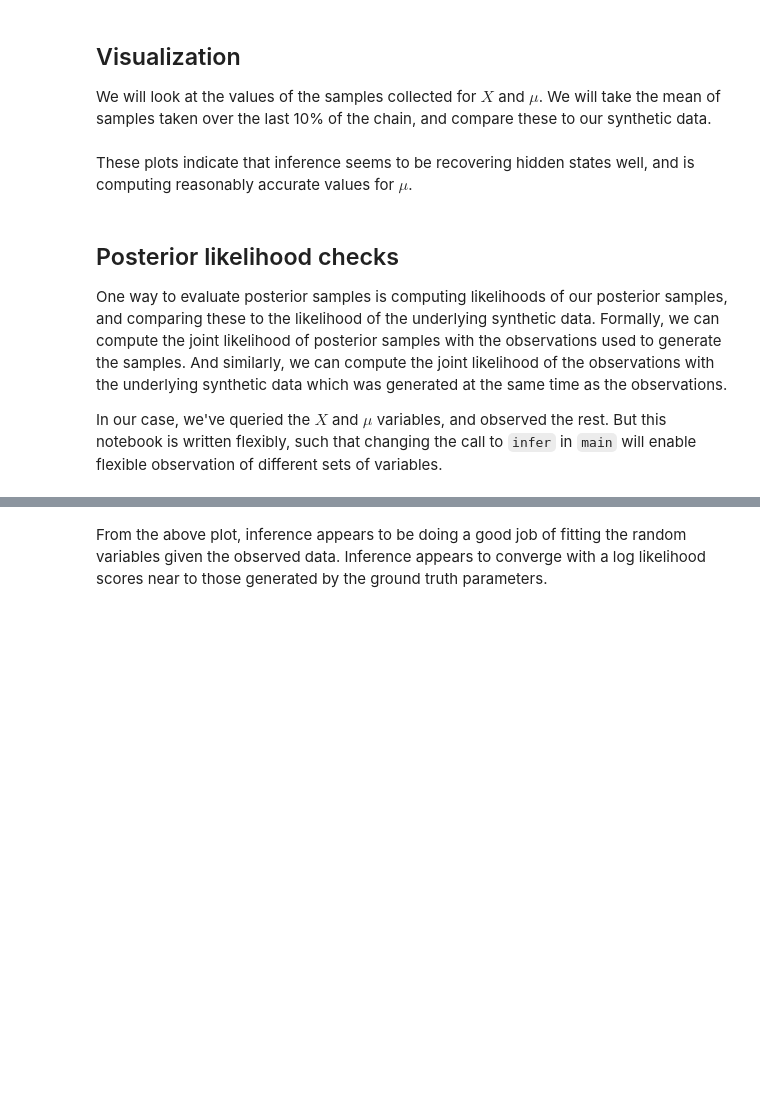
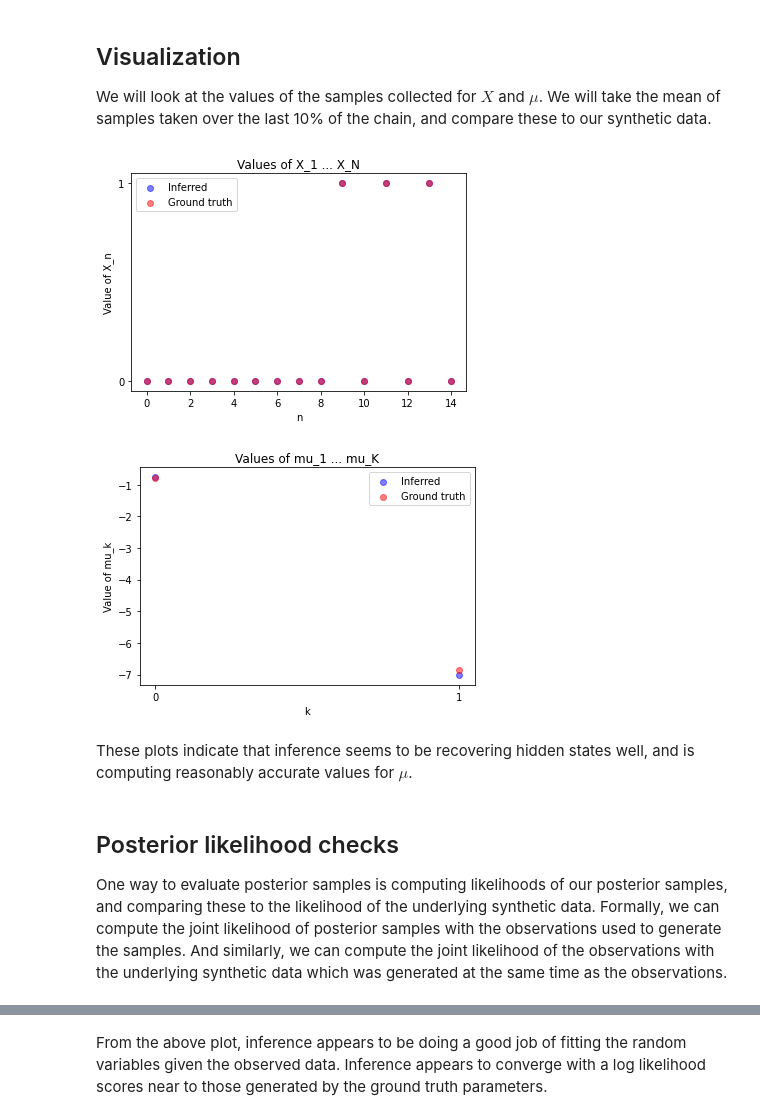
Before and after one commit to facebookresearch/beanmachine, a Jupyter notebook: tutorials/Hidden_Markov_model.ipynb, the cells around one changed output, grey strips where cells are left out. Cells and saved outputs as stored; diff of their text form; code cells hidden in the pictures; blank space fills up the shorter version.

Commit message:
Update HMM with the new CompositionalInference API

```diff
--- a/tutorials/Hidden_Markov_model.ipynb
+++ b/tutorials/Hidden_Markov_model.ipynb
@@ -294,0 +171,5 @@ obs, samples, N, K = main()
+# %%
+compositional = bm.CompositionalInference({
+    (model.X): ...,
+    (model.Sigma, model.Mu): ...
+})
@@ -294,0 +180,10 @@ obs, samples, N, K = main()
+# %%
+queries = [model.X(n) for n in range(1, model.N)] \
+    +[model.Mu(k) for k in range(model.K)] \
+    + [model.Sigma(k) for k in range(model.K)]
+
+observations = {
+    model.X(0): torch.tensor(0.0),
+    **{model.Y(n): y_obs[n] for n in range(model.N)},
+    **{model.Theta(k): thetas_obs[k] for k in range(model.K)}
+}
@@ -295,43 +199,59 @@ obs, samples, N, K = main()
+# %%
+num_samples = 500
+samples = compositional.infer(
+    queries,
+    observations,
+    num_samples,
+    num_chains=1,
+)
+
+samples = samples.get_chain(0)
+# %%
+# X(0) is observed and is not part of query
+x_samples = torch.stack([torch.zeros(num_samples)] + [samples[model.X(n)] for n in range(1, model.N)], dim=1)
+mu_samples = torch.stack([samples[model.Mu(k)] for k in range(model.K)]).T
+sigma_samples = torch.stack([samples[model.Sigma(k)] for k in range(model.K)]).T
 # %% [markdown]
 ## Visualization
 
 We will look at the values of the samples collected for $X$ and $\mu$. We will take the mean of samples taken over the last 10% of the chain, and compare these to our synthetic data.
 # %%
-tail_len = int(len(samples[0]) / 10)
+tail_len = num_samples // 10
 
-xs_tail_plot = samples[0][:, -tail_len:].mean(1)
-xs_obs = obs[0]
+xs_tail_plot = x_samples[-tail_len:].mean(0)
 plt.scatter(
     range(len(xs_tail_plot)),
     xs_tail_plot,
     alpha=0.5,
     label="Inferred",
     c="b",
 )
 plt.scatter(
     range(len(xs_obs)), xs_obs, alpha=0.5, label="Ground truth", c="r"
 )
+plt.yticks(range(K))
 plt.title("Values of X_1 ... X_N")
 plt.xlabel("n")
 plt.ylabel("Value of X_n")
 plt.legend()
 plt.show()
 
-mus_tail_plot = samples[3][:, -tail_len:].mean(1)
-mus_obs = obs[3]
+mus_tail_plot = mu_samples[-tail_len:].mean(0)
 plt.scatter(range(K), mus_tail_plot, alpha=0.5, label="Inferred", c="b")
 plt.scatter(range(K), mus_obs, alpha=0.5, label="Ground truth", c="r")
+plt.xticks(range(K))
 plt.title("Values of mu_1 ... mu_K")
 plt.xlabel("k")
 plt.ylabel("Value of mu_k")
 plt.legend()
 plt.show()
+# %% [output]
+[figure, added]
+[figure, added]
 # %% [markdown]
 These plots indicate that inference seems to be recovering hidden states well, and is computing reasonably accurate values for $\mu$.
 # %% [markdown]
 ## Posterior likelihood checks
 
 One way to evaluate posterior samples is computing likelihoods of our posterior samples, and comparing these to the likelihood of the underlying synthetic data. Formally, we can compute the joint likelihood of posterior samples with the observations used to generate the samples. And similarly, we can compute the joint likelihood of the observations with the underlying synthetic data which was generated at the same time as the observations.
-
-In our case, we've queried the $X$ and $\mu$ variables, and observed the rest. But this notebook is written flexibly, such that changing the call to `infer` in `main` will enable flexible observation of different sets of variables.
 # %%
```
Also changed, not shown: parts of 19 cells of this notebook.
